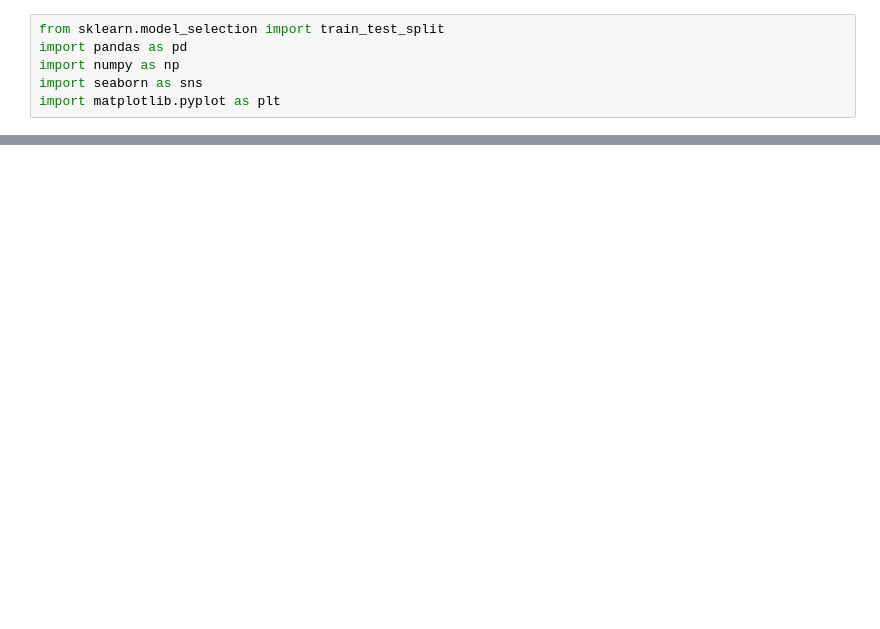
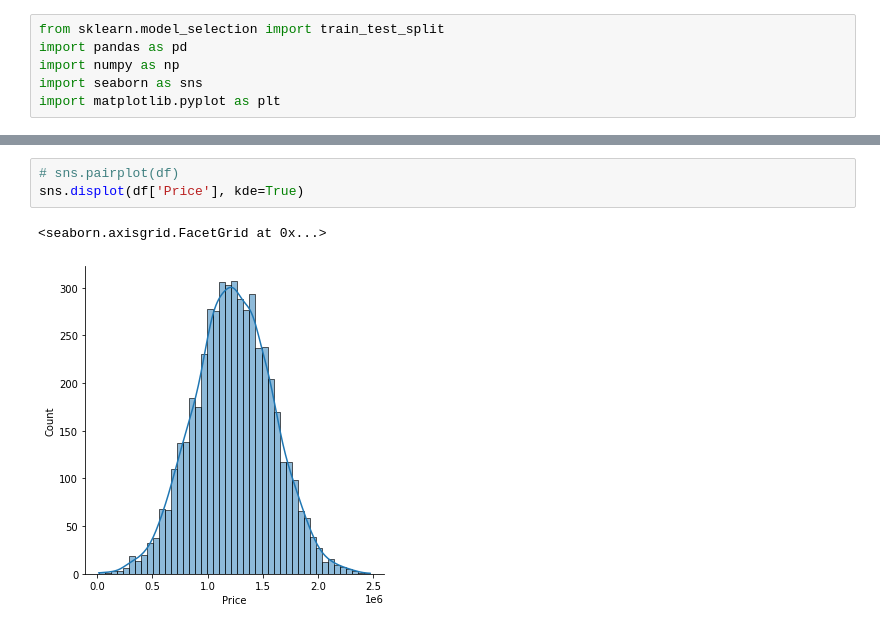
Before and after one commit to Anton6896/Machine_Learning, a Jupyter notebook: ml/linear_regression/lin_reg_1.ipynb, the cells around one changed output, grey strips where cells are left out. Cells and saved outputs as stored; diff of their text form; blank space fills up the shorter version.

```diff
--- a/ml/linear_regression/lin_reg_1.ipynb
+++ b/ml/linear_regression/lin_reg_1.ipynb
@@ -16,0 +25,6 @@ df.head()
+# %%
+# sns.pairplot(df)
+sns.displot(df['Price'], kde=True)
+# %% [output]
+<seaborn.axisgrid.FacetGrid at 0x...>
+[figure, added]
```
Also changed, not shown: parts of 2 cells of this notebook, 2 other files.
